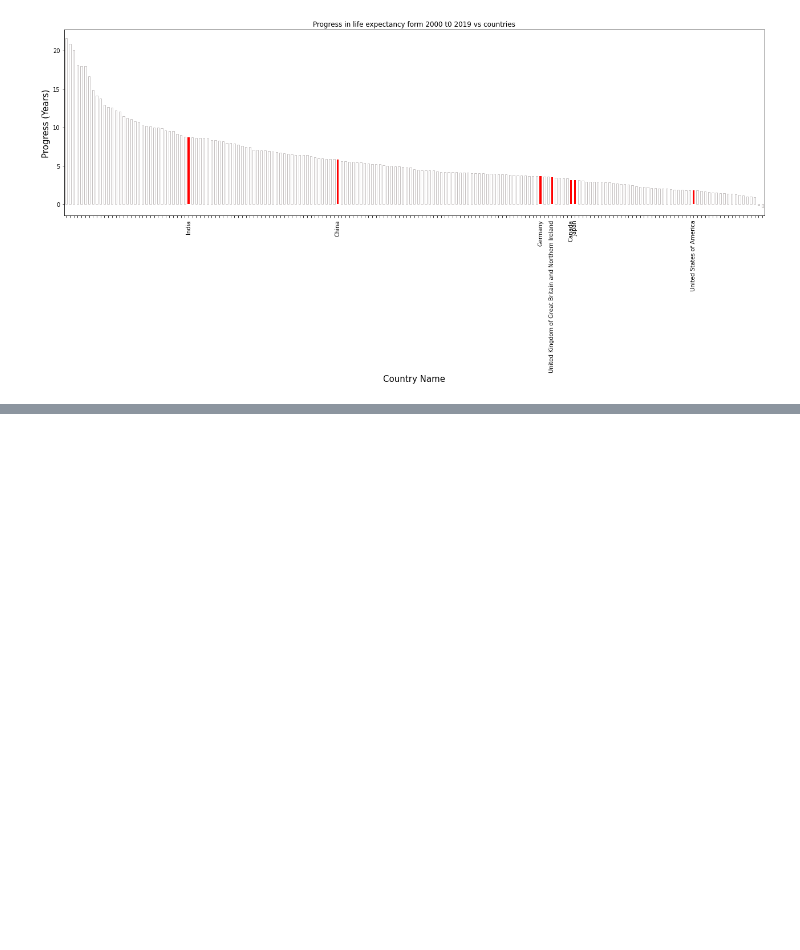
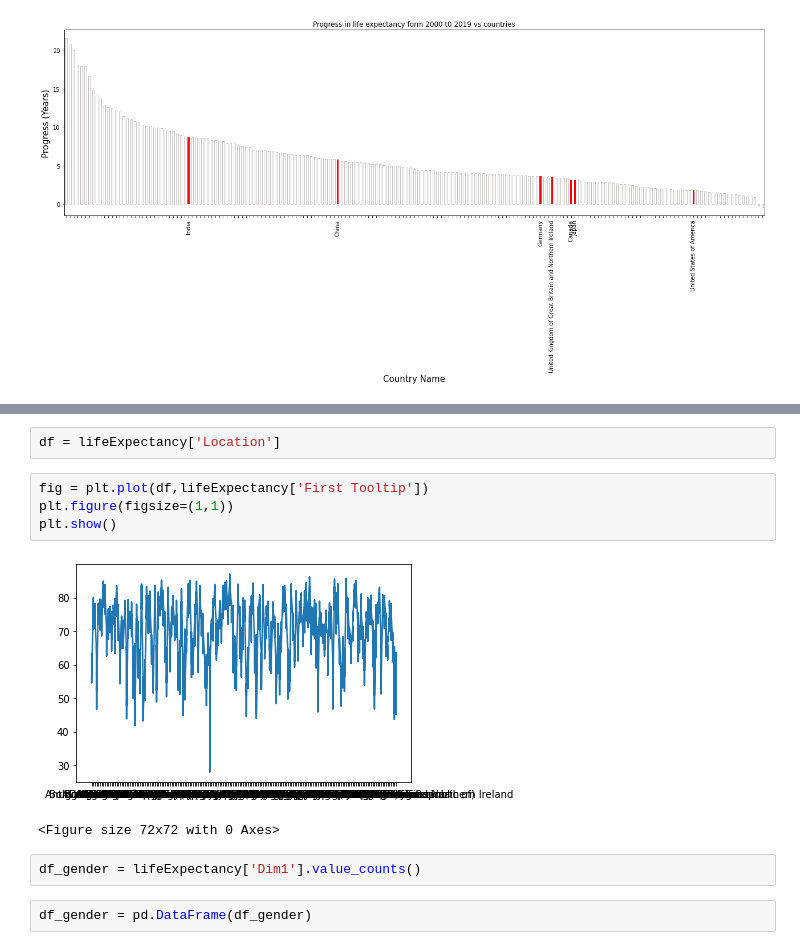
Before and after one commit to digipodium/life-Expectancy-analysis, a Jupyter notebook: visualization.ipynb, the cells around one changed output, grey strips where cells are left out. Drawn from its saved outputs; the diff is of its cells as text; blank space fills up the shorter version.

```diff
--- a/visualization.ipynb
+++ b/visualization.ipynb
@@ -215,0 +225,13 @@ for ticks in ax_1.xaxis.get_major_ticks():
+# %%
+df = lifeExpectancy['Location']
+# %%
+fig = plt.plot(df,lifeExpectancy['First Tooltip'])
+plt.figure(figsize=(1,1))
+plt.show()
+# %% [output]
+[figure, added]
+<Figure size 72x72 with 0 Axes>
+# %%
+df_gender = lifeExpectancy['Dim1'].value_counts()
+# %%
+df_gender = pd.DataFrame(df_gender)
```
Also changed, not shown: parts of 3 cells of this notebook, 2 other files.
